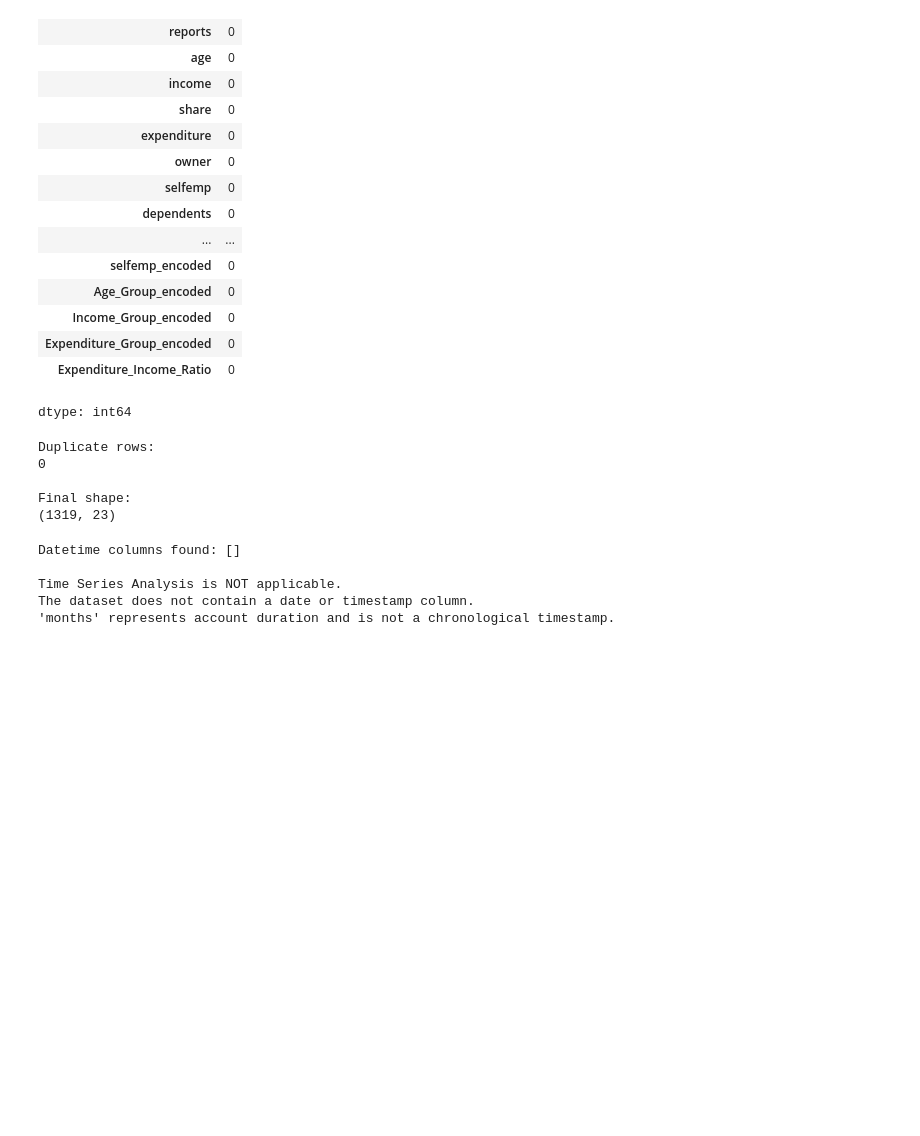
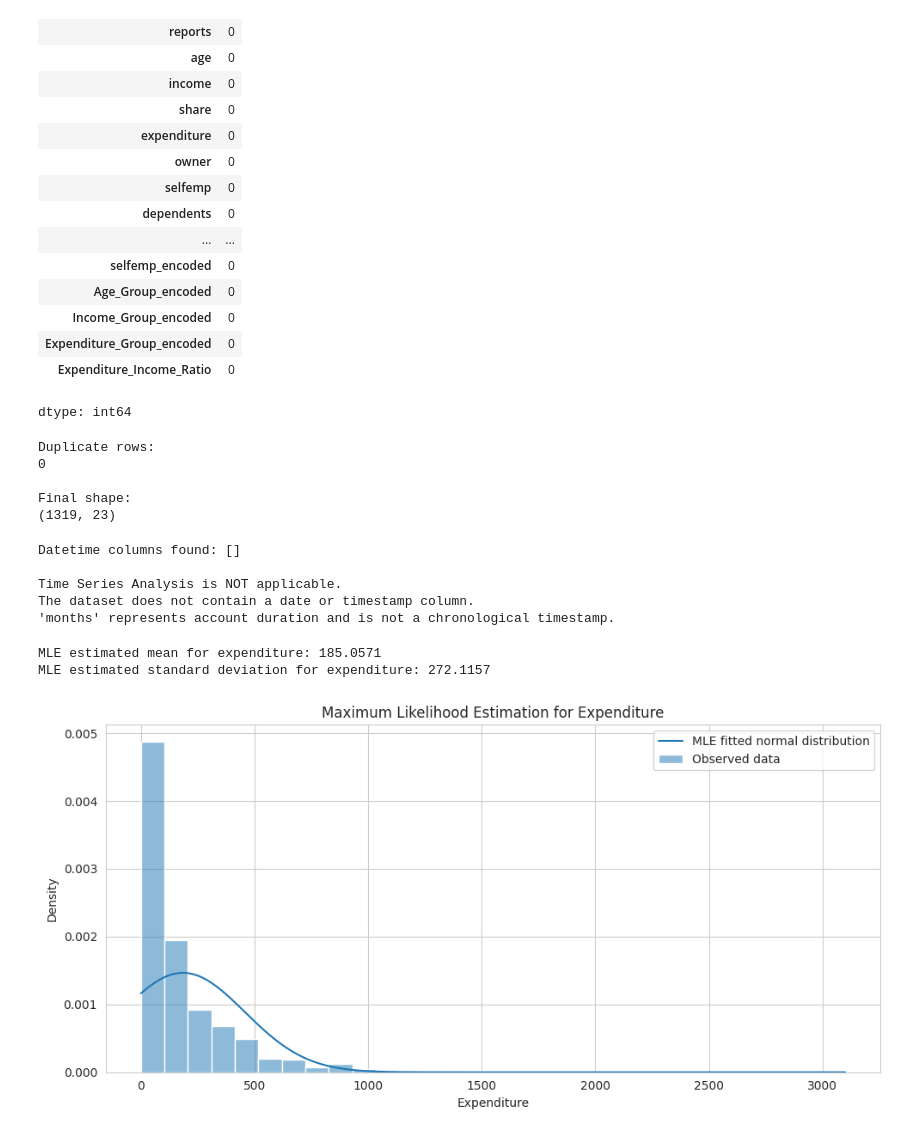
Before and after one commit to Venkata-Prabhath/EDA_-23BDS0168-_Venkata_Prabhath, a Jupyter notebook: Venkata_Prabhath_23BDS0168_(EDA).ipynb, the cells around one changed output. Drawn from its saved outputs; the diff is of its cells as text; code cells hidden in the pictures; blank space fills up the shorter version.

```diff
--- a/Venkata_Prabhath_23BDS0168_(EDA).ipynb
+++ b/Venkata_Prabhath_23BDS0168_(EDA).ipynb
@@ -1045,3 +1050,34 @@ Datetime columns found: []
 Time Series Analysis is NOT applicable.
 The dataset does not contain a date or timestamp column.
 'months' represents account duration and is not a chronological timestamp.
+# %%
+# ============================================
+# Module 2: Maximum Likelihood Estimation (MLE)
+# ============================================
+# Estimate Gaussian distribution parameters for expenditure using MLE.
+# For a normal distribution, MLE estimates are the sample mean and variance (ddof=0).
+
+from scipy.stats import norm
+
+mle_col = 'expenditure'
+mle_data = pd.to_numeric(df[mle_col], errors='coerce').dropna()
+mle_mean = mle_data.mean()
+mle_std = mle_data.std(ddof=0)
+
+print(f"MLE estimated mean for {mle_col}: {mle_mean:.4f}")
+print(f"MLE estimated standard deviation for {mle_col}: {mle_std:.4f}")
+
+x_values = np.linspace(mle_data.min(), mle_data.max(), 300)
+plt.figure(figsize=(10, 5))
+sns.histplot(mle_data, stat='density', bins=30, alpha=0.5, label='Observed data')
+plt.plot(x_values, norm.pdf(x_values, loc=mle_mean, scale=max(mle_std, 1e-9)), label='MLE fitted normal distribution')
+plt.title('Maximum Likelihood Estimation for Expenditure')
+plt.xlabel('Expenditure')
+plt.ylabel('Density')
+plt.legend()
+plt.tight_layout()
+plt.show()
+# %% [output]
+MLE estimated mean for expenditure: 185.0571
+MLE estimated standard deviation for expenditure: 272.1157
+[figure, added]
```
Also changed, not shown: parts of 7 cells of this notebook.
